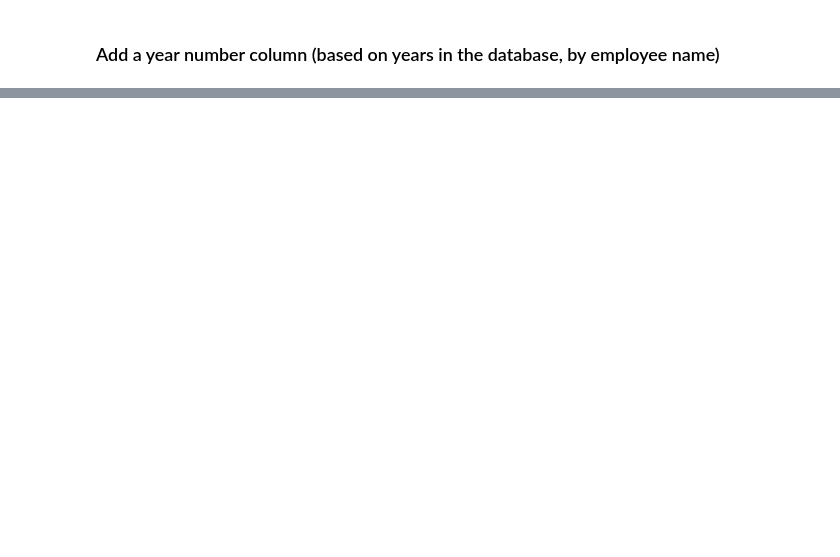
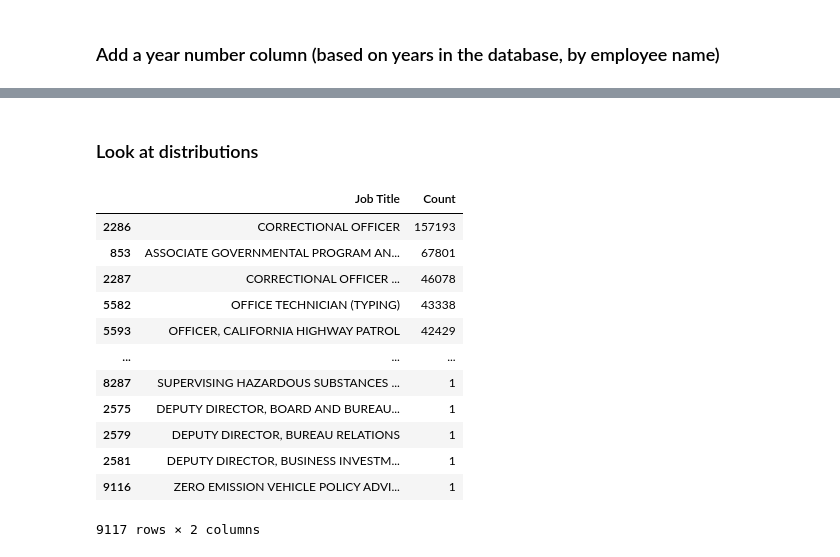
Before and after one commit to fryanpan/ca-salary-analysis, a Jupyter notebook: TransparentCalifornia Salary Analysis.ipynb, the cells around one changed output, grey strips where cells are left out. Drawn from its saved outputs; the diff is of its cells as text; code cells hidden in the pictures; blank space fills up the shorter version.

```diff
--- a/TransparentCalifornia Salary Analysis.ipynb
+++ b/TransparentCalifornia Salary Analysis.ipynb
@@ -107,2 +198,4 @@ df
 # %%
 df.to_csv('all_years_with_gender.csv', index=True)
+# %% [markdown]
+### Look at distributions
@@ -108,0 +210,16 @@ df.to_csv('all_years_with_gender.csv', index=True)
+# %%
+popular_jobs_df
+# %% [output]
+|  | Job Title | Count |
+| 2286 | CORRECTIONAL OFFICER | 157193 |
+| 853 | ASSOCIATE GOVERNMENTAL PROGRAM AN... | 67801 |
+| 2287 | CORRECTIONAL OFFICER ... | 46078 |
+| 5582 | OFFICE TECHNICIAN (TYPING) | 43338 |
+| 5593 | OFFICER, CALIFORNIA HIGHWAY PATROL | 42429 |
+| ... | ... | ... |
+| 8287 | SUPERVISING HAZARDOUS SUBSTANCES ... | 1 |
+| 2575 | DEPUTY DIRECTOR, BOARD AND BUREAU... | 1 |
+| 2579 | DEPUTY DIRECTOR, BUREAU RELATIONS | 1 |
+| 2581 | DEPUTY DIRECTOR, BUSINESS INVESTM... | 1 |
+| 9116 | ZERO EMISSION VEHICLE POLICY ADVI... | 1 |
+9117 rows × 2 columns
```
Also changed, not shown: parts of 20 cells of this notebook.
